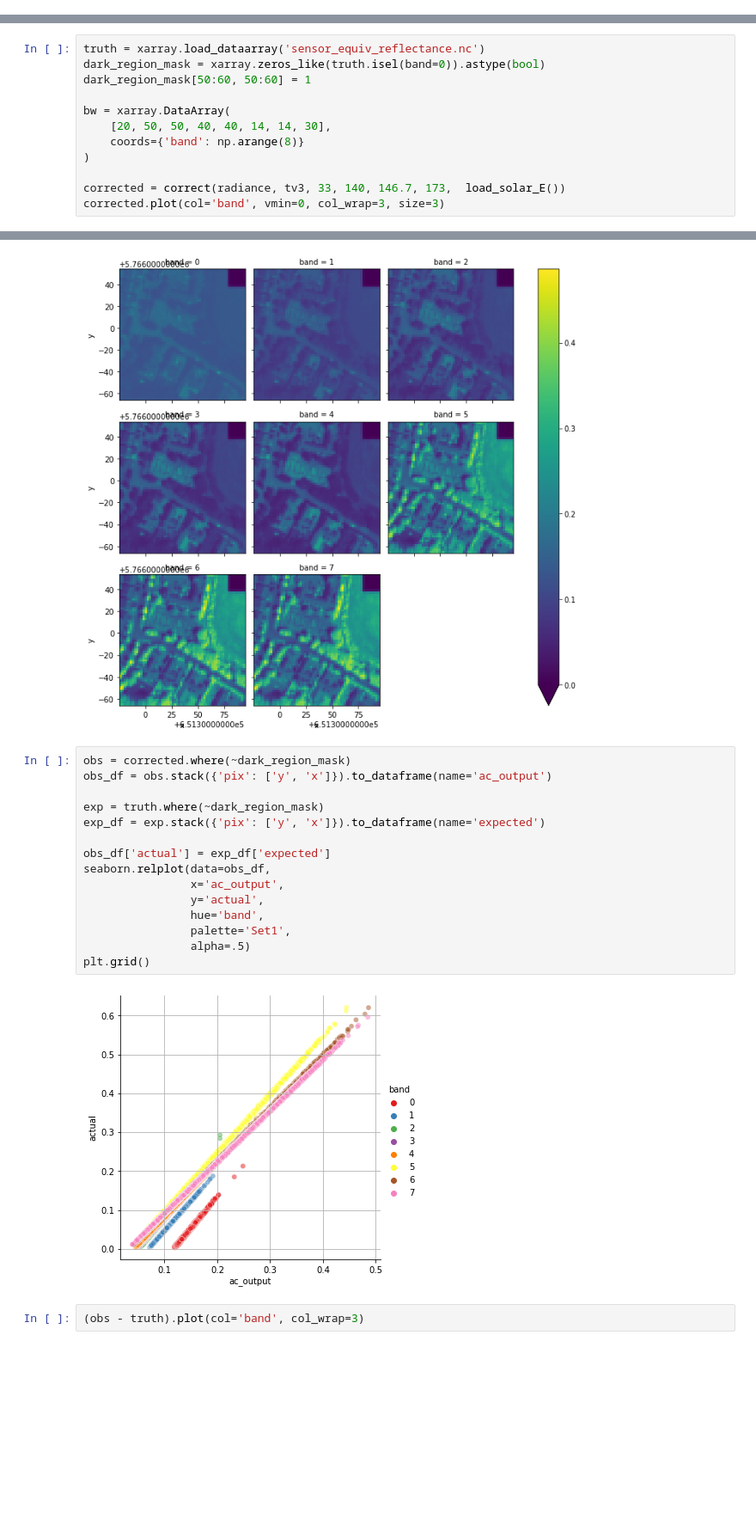
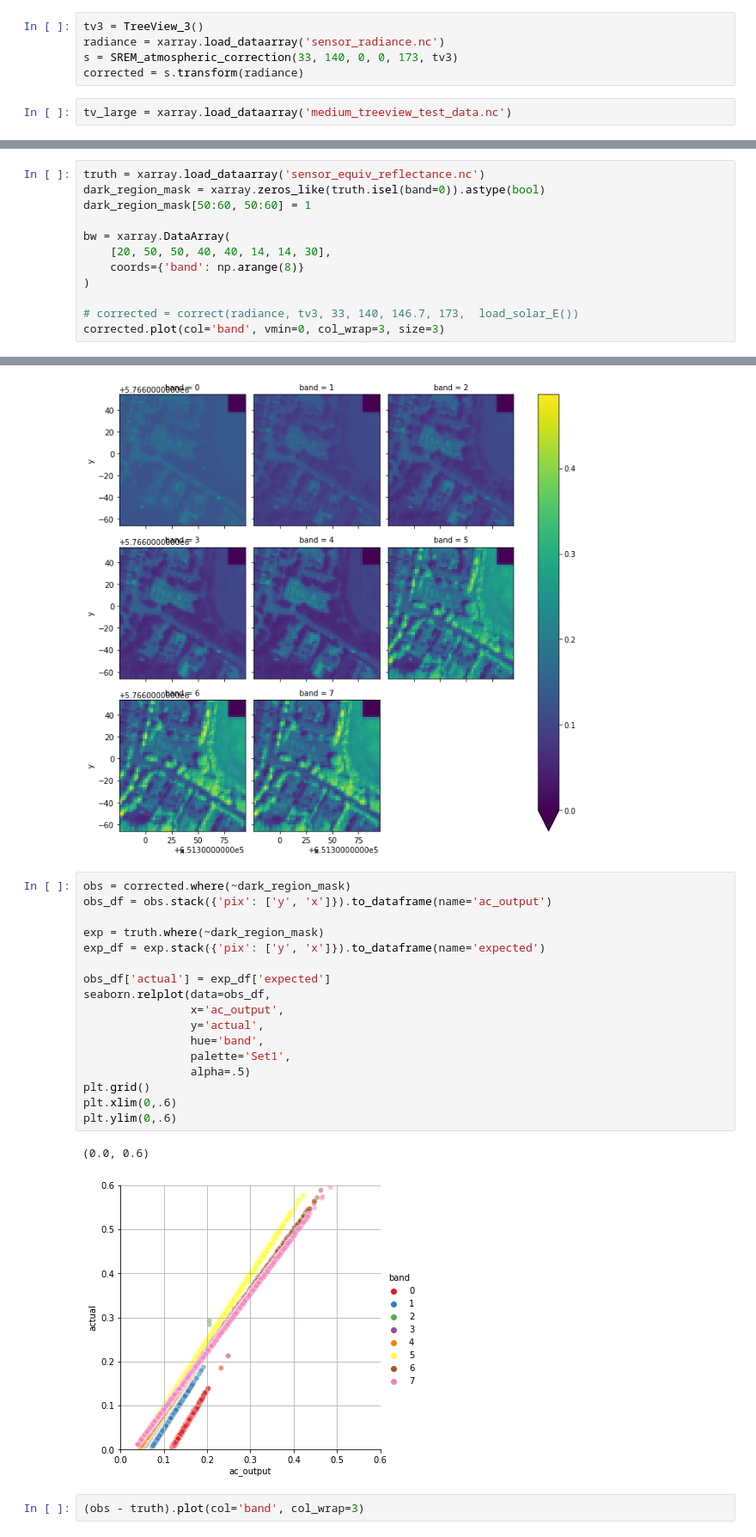
Before and after one commit to joe-fennell/pyeosim, a Jupyter notebook: 8_srem_cor.ipynb, the cells around one changed output, grey strips where cells are left out. Shown at 86% size. Saved outputs shown, nothing was run; the diff lists cells and outputs as text; blank space fills up the shorter version.

```diff
--- a/8_srem_cor.ipynb
+++ b/8_srem_cor.ipynb
@@ -87,0 +148,7 @@ def correct(L, spectral_response, solar_z,
+# %%
+tv3 = TreeView_3()
+radiance = xarray.load_dataarray('sensor_radiance.nc')
+s = SREM_atmospheric_correction(33, 140, 0, 0, 173, tv3)
+corrected = s.transform(radiance)
+# %%
+tv_large = xarray.load_dataarray('medium_treeview_test_data.nc')
@@ -95,7 +189,7 @@ bw = xarray.DataArray(
     coords={'band': np.arange(8)}
 )
 
-corrected = correct(radiance, tv3, 33, 140, 146.7, 173,  load_solar_E())
+# corrected = correct(radiance, tv3, 33, 140, 146.7, 173,  load_solar_E())
 corrected.plot(col='band', vmin=0, col_wrap=3, size=3)
 # %% [output]
 <xarray.plot.facetgrid.FacetGrid at 0x...>
@@ -103,20 +197,23 @@ corrected.plot(col='band', vmin=0, col_wrap=3, size=3)
 # %%
 obs = corrected.where(~dark_region_mask)
 obs_df = obs.stack({'pix': ['y', 'x']}).to_dataframe(name='ac_output')
 
 exp = truth.where(~dark_region_mask)
 exp_df = exp.stack({'pix': ['y', 'x']}).to_dataframe(name='expected')
 
 obs_df['actual'] = exp_df['expected']
 seaborn.relplot(data=obs_df,
                 x='ac_output',
                 y='actual',
                 hue='band',
                 palette='Set1',
                 alpha=.5)
 plt.grid()
+plt.xlim(0,.6)
+plt.ylim(0,.6)
 # %% [output]
+(0.0, 0.6)
-[figure, old version]
+[figure, new version]
 # %%
 (obs - truth).plot(col='band', col_wrap=3)
 # %% [output]
```
Also changed, not shown: parts of 6 cells of this notebook, 7 other files.
